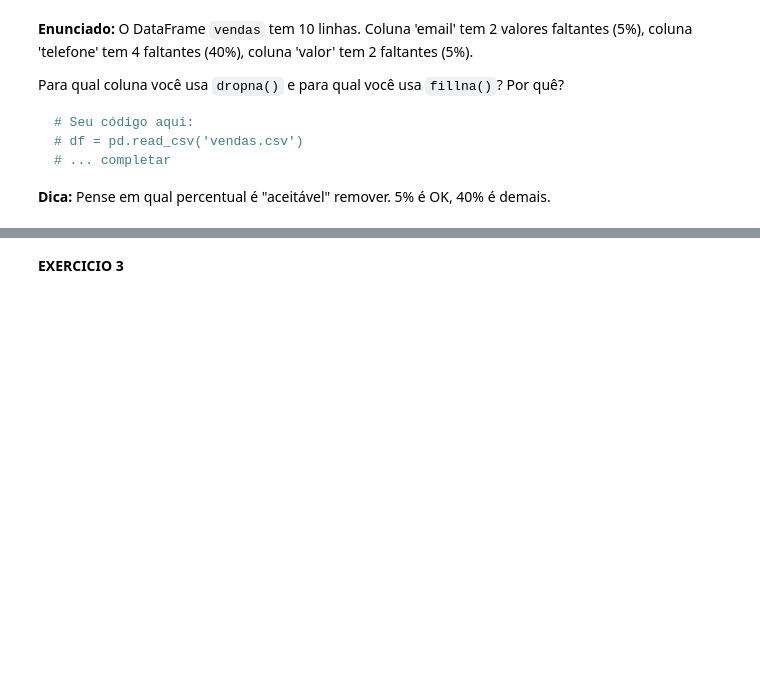
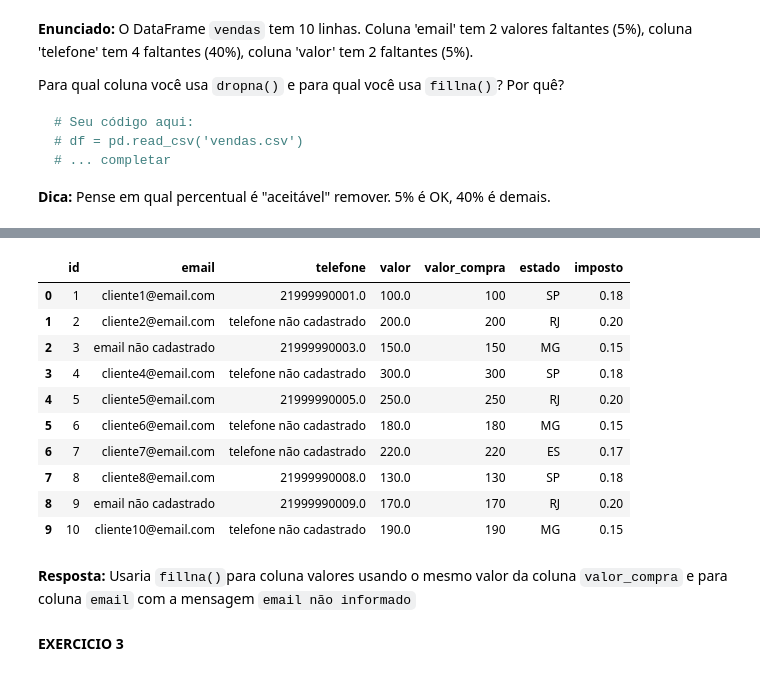
Before and after one commit to Santbr1983/TecProgPyhton, a Jupyter notebook: Exercicio_Aula5_df.ipynb, the cells around one changed output, grey strips where cells are left out. Drawn from its saved outputs; the diff is of its cells as text; code cells hidden in the pictures; blank space fills up the shorter version.

```diff
--- a/Exercicio_Aula5_df.ipynb
+++ b/Exercicio_Aula5_df.ipynb
@@ -101,3 +166,20 @@ Para qual coluna você usa `dropna()` e para qual você usa `fillna()`? Por quê
+# %%
+vendas['valor'] = vendas['valor'].fillna(vendas['valor_compra'])
+display(vendas)
+# %% [output]
+|  | id | email | telefone | valor | valor_compra | estado | imposto |
+| 0 | 1 | cliente1@email.com | 21999990001.0 | 100.0 | 100 | SP | 0.18 |
+| 1 | 2 | cliente2@email.com | telefone não cadastrado | 200.0 | 200 | RJ | 0.20 |
+| 2 | 3 | email não cadastrado | 21999990003.0 | 150.0 | 150 | MG | 0.15 |
+| 3 | 4 | cliente4@email.com | telefone não cadastrado | 300.0 | 300 | SP | 0.18 |
+| 4 | 5 | cliente5@email.com | 21999990005.0 | 250.0 | 250 | RJ | 0.20 |
+| 5 | 6 | cliente6@email.com | telefone não cadastrado | 180.0 | 180 | MG | 0.15 |
+| 6 | 7 | cliente7@email.com | telefone não cadastrado | 220.0 | 220 | ES | 0.17 |
+| 7 | 8 | cliente8@email.com | 21999990008.0 | 130.0 | 130 | SP | 0.18 |
+| 8 | 9 | email não cadastrado | 21999990009.0 | 170.0 | 170 | RJ | 0.20 |
+| 9 | 10 | cliente10@email.com | telefone não cadastrado | 190.0 | 190 | MG | 0.15 |
+# %% [markdown]
+**Resposta:** Usaria `fillna()`para coluna valores usando o mesmo valor da coluna `valor_compra` e para coluna `email` com a mensagem `email não informado`
 # %% [markdown]
 **EXERCICIO 3**
 # %% [markdown]
```
Also changed, not shown: parts of 10 cells of this notebook, 4 other files.
